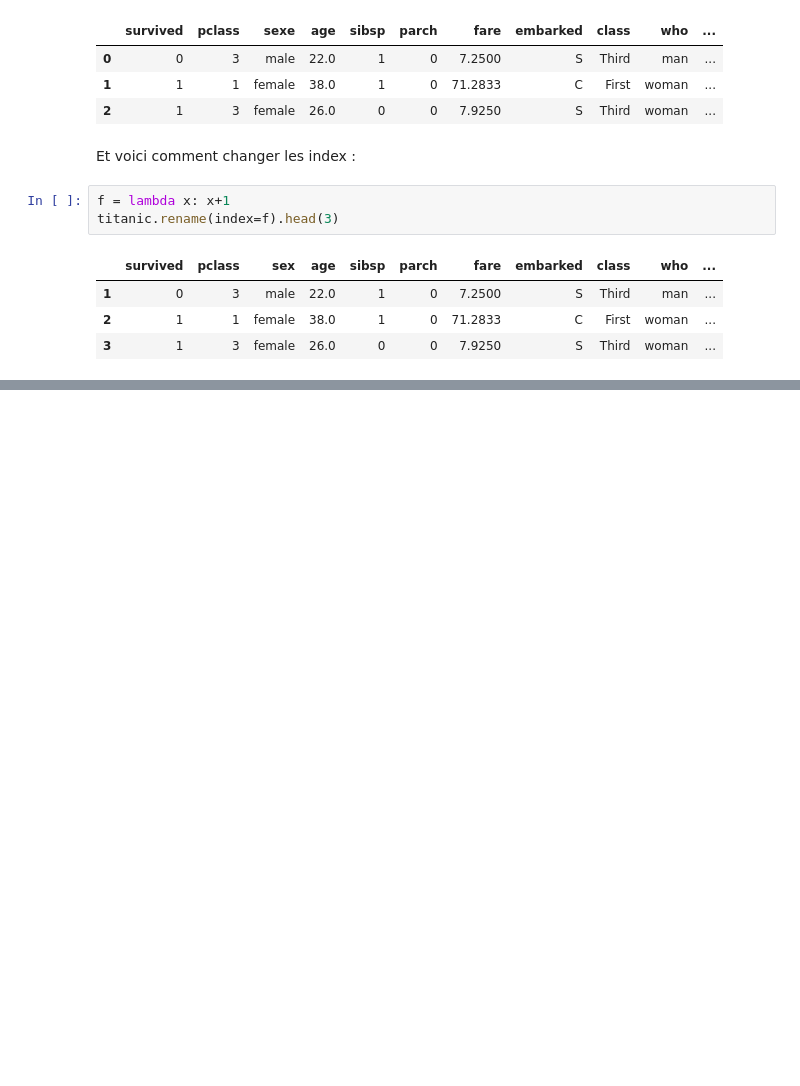
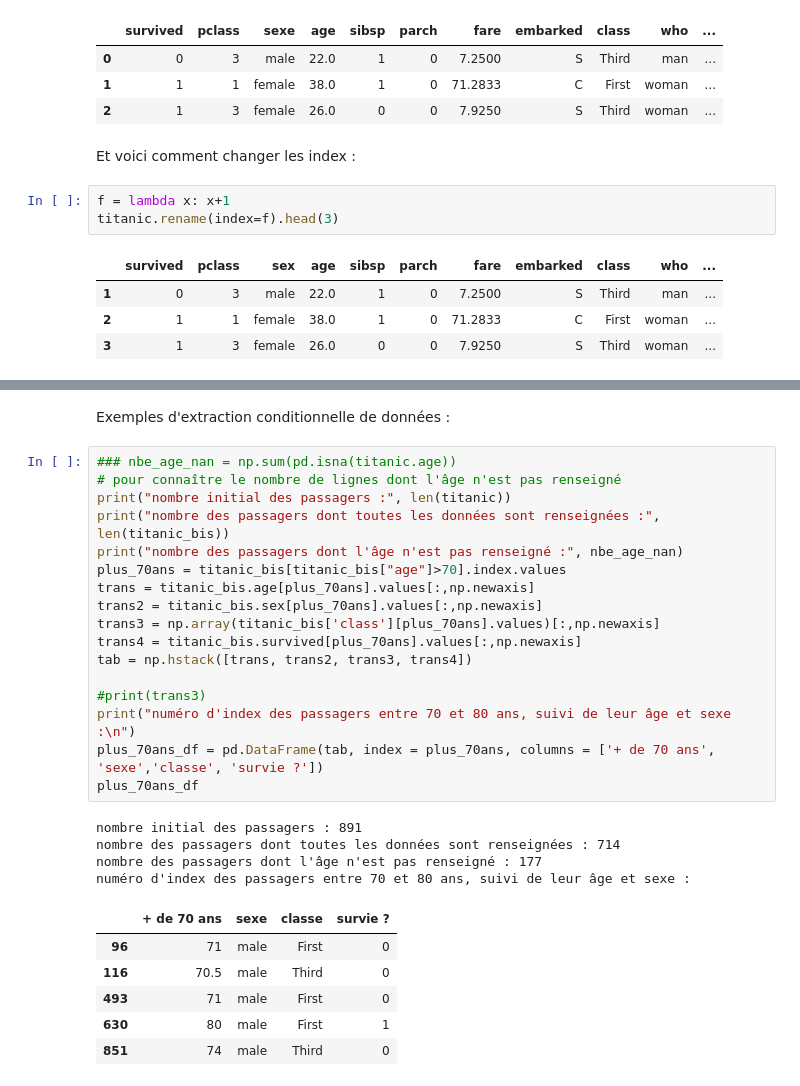
Before and after one commit to SmellyArmure/04-Jupyter, a Jupyter notebook: PandasDemo.ipynb, the cells around one changed output, grey strips where cells are left out. Saved outputs shown, nothing was run; the diff lists cells and outputs as text; blank space fills up the shorter version.

```diff
--- a/PandasDemo.ipynb
+++ b/PandasDemo.ipynb
@@ -347,0 +386,30 @@ titanic.pivot_table('survived', index='sex', columns='class')
+# %% [markdown]
+Exemples d'extraction conditionnelle de données :
+# %%
+### nbe_age_nan = np.sum(pd.isna(titanic.age))
+# pour connaître le nombre de lignes dont l'âge n'est pas renseigné
+print("nombre initial des passagers :", len(titanic))
+print("nombre des passagers dont toutes les données sont renseignées :", len(titanic_bis))
+print("nombre des passagers dont l'âge n'est pas renseigné :", nbe_age_nan)
+plus_70ans = titanic_bis[titanic_bis["age"]>70].index.values
+trans = titanic_bis.age[plus_70ans].values[:,np.newaxis]
+trans2 = titanic_bis.sex[plus_70ans].values[:,np.newaxis]
+trans3 = np.array(titanic_bis['class'][plus_70ans].values)[:,np.newaxis]
+trans4 = titanic_bis.survived[plus_70ans].values[:,np.newaxis]
+tab = np.hstack([trans, trans2, trans3, trans4])
+
+#print(trans3)
+print("numéro d'index des passagers entre 70 et 80 ans, suivi de leur âge et sexe :\n")
+plus_70ans_df = pd.DataFrame(tab, index = plus_70ans, columns = ['+ de 70 ans', 'sexe','classe', 'survie ?'])
+plus_70ans_df
+# %% [output]
+nombre initial des passagers : 891
+nombre des passagers dont toutes les données sont renseignées : 714
+nombre des passagers dont l'âge n'est pas renseigné : 177
+numéro d'index des passagers entre 70 et 80 ans, suivi de leur âge et sexe :
+|  | + de 70 ans | sexe | classe | survie ? |
+| 96 | 71 | male | First | 0 |
+| 116 | 70.5 | male | Third | 0 |
+| 493 | 71 | male | First | 0 |
+| 630 | 80 | male | First | 1 |
+| 851 | 74 | male | Third | 0 |
```
Also changed, not shown: parts of 9 cells of this notebook.
